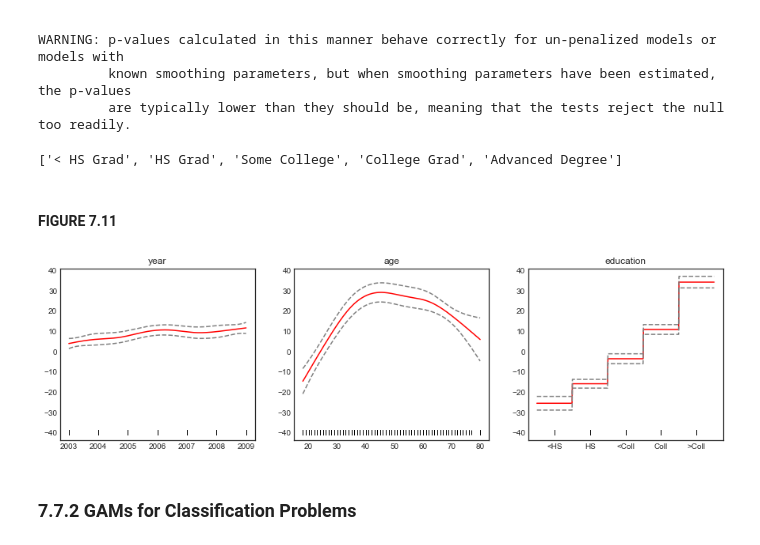
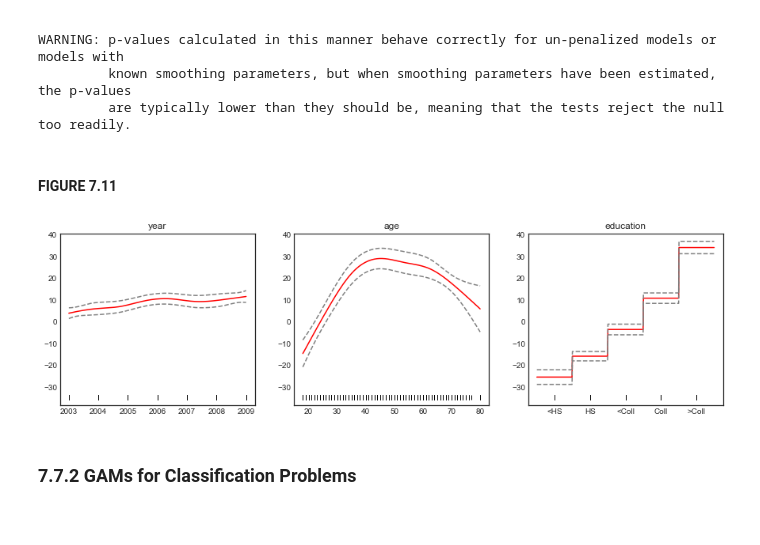
Before and after one commit to pedvide/ISLR_Python, a Jupyter notebook: Chapter7_Moving_Beyond_Linearity.ipynb, the cells around one changed output. Cells and saved outputs as stored; diff of their text form; code cells hidden in the pictures.

```diff
--- a/Chapter7_Moving_Beyond_Linearity.ipynb
+++ b/Chapter7_Moving_Beyond_Linearity.ipynb
@@ -505,30 +505,26 @@ Feature Function   Data Type      Num Splines   Spline Order  Linear Fit  Lambda
 WARNING: p-values calculated in this manner behave correctly for un-penalized models or models with
          known smoothing parameters, but when smoothing parameters have been estimated, the p-values
          are typically lower than they should be, meaning that the tests reject the null too readily.
-# %%
-[label for label in df_wage.education.cat.categories]
-# %% [output]
-['< HS Grad', 'HS Grad', 'Some College', 'College Grad', 'Advanced Degree']
 # %% [markdown]
 #### FIGURE 7.11
 # %%
 XX = generate_X_grid(gam)
 fig, axs = plt.subplots(1, len(X.columns), sharey=True, figsize=(15,4))
 titles = X.columns
 for i, ax in enumerate(axs):
     pdep, confi = gam.partial_dependence(XX, feature=i+1, width=.95)
     ax.plot(XX[:, i], pdep, 'r')
     ax.plot(XX[:, i], confi[0][:, 0], c='grey', ls='--')
     ax.plot(XX[:, i], confi[0][:, 1], c='grey', ls='--')
-    ax.plot(X.iloc[:,i], np.ones_like(X.iloc[:,i])*(-40), '|', color='k')
+    ax.plot(X.iloc[:,i], np.ones_like(X.iloc[:,i])*(-35), '|', color='k')
     ax.set_title(titles[i])
 
 axs[2].xaxis.set_ticklabels(['', '<HS', 'HS', '<Coll', 'Coll', '>Coll'])
 axs[1].yaxis.set_tick_params(labelleft=True)
 axs[2].yaxis.set_tick_params(labelleft=True)
 plt.show()
 # %% [output]
-[figure, old version]
+[figure, new version]
 # %% [markdown]
 ### 7.7.2 GAMs for Classification Problems
 # %%
```
Also changed, not shown: parts of 9 cells of this notebook.
